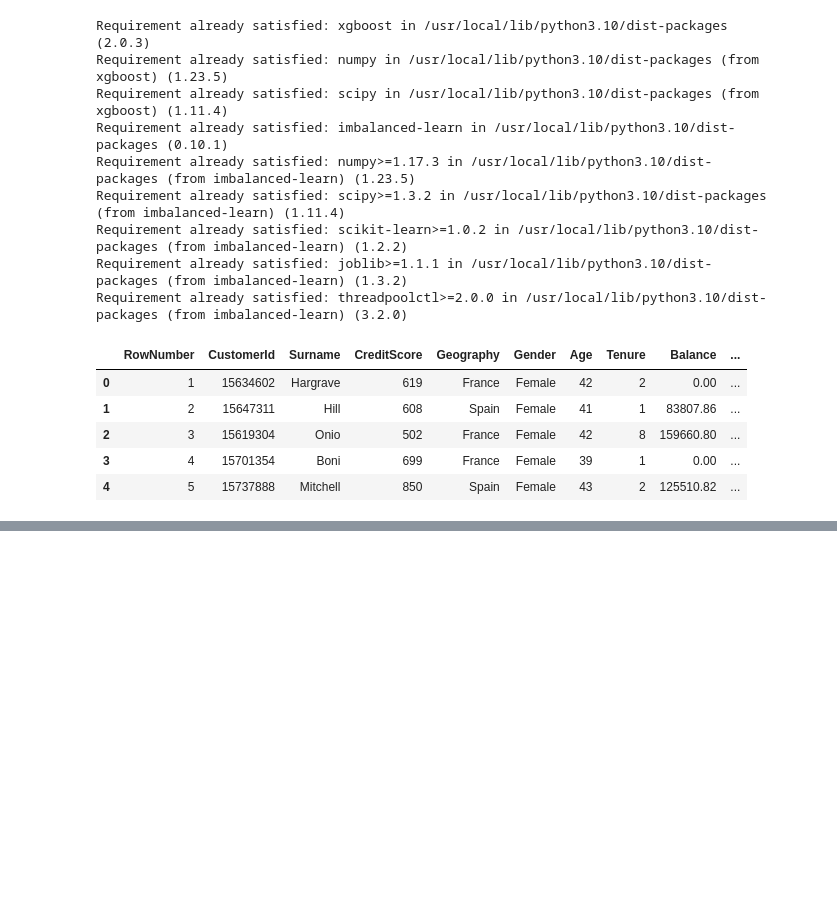
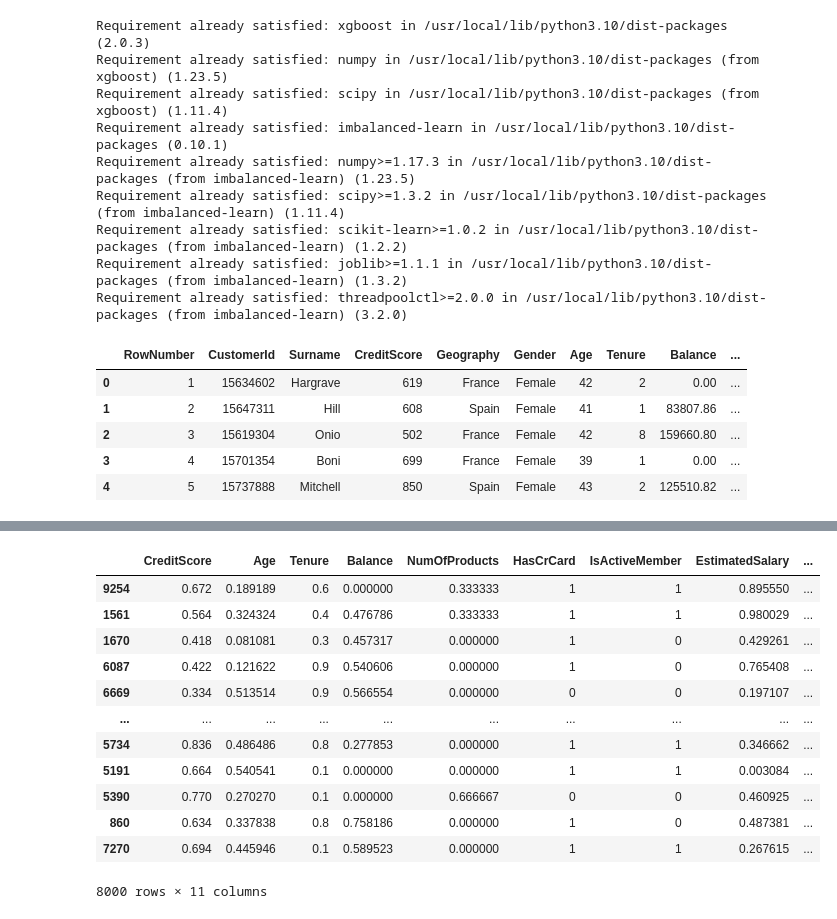
Before and after one commit to dangtrantrung/Imbalance-Data-, a Jupyter notebook: Imbalance_Data.ipynb, the cells around one changed output, grey strips where cells are left out. Saved outputs shown, nothing was run; the diff lists cells and outputs as text; code cells hidden in the pictures; blank space fills up the shorter version.

```diff
--- a/Imbalance_Data.ipynb
+++ b/Imbalance_Data.ipynb
@@ -35,0 +42,33 @@ customer_data.head()
+# %%
+
+dataset=customer_data.drop(['RowNumber','Surname','CustomerId'],axis=1)
+# %%
+# PreProcess Data
+# Categorical -> One Hot Columns
+dataset_dummy = pd.get_dummies(dataset,drop_first=True)
+X = dataset_dummy.drop(["Exited"],axis=1)
+y = dataset_dummy['Exited']
+X_train, X_test, y_train, y_test = train_test_split(X, y , test_size = 0.2, random_state=42)
+scaler = MinMaxScaler() # Normalize to 0-1
+scaler.fit(X_train[['CreditScore','Age','Tenure','Balance','NumOfProducts','EstimatedSalary']])
+X_train[['CreditScore','Age','Tenure','Balance','NumOfProducts','EstimatedSalary']]= scaler.transform(X_train[['CreditScore','Age','Tenure','Balance','NumOfProducts','EstimatedSalary']])
+X_test[['CreditScore','Age','Tenure','Balance','NumOfProducts','EstimatedSalary']] = scaler.transform(X_test[['CreditScore','Age','Tenure','Balance','NumOfProducts','EstimatedSalary']])
+#Performance evaluation
+def print_scores(y_true, y_pred):
+  print(classification_report(y_true, y_pred))
+# %%
+X_train
+# %% [output]
+|  | CreditScore | Age | Tenure | Balance | NumOfProducts | HasCrCard | IsActiveMember | EstimatedSalary | ... |
+| 9254 | 0.672 | 0.189189 | 0.6 | 0.000000 | 0.333333 | 1 | 1 | 0.895550 | ... |
+| 1561 | 0.564 | 0.324324 | 0.4 | 0.476786 | 0.333333 | 1 | 1 | 0.980029 | ... |
+| 1670 | 0.418 | 0.081081 | 0.3 | 0.457317 | 0.000000 | 1 | 0 | 0.429261 | ... |
+| 6087 | 0.422 | 0.121622 | 0.9 | 0.540606 | 0.000000 | 1 | 0 | 0.765408 | ... |
+| 6669 | 0.334 | 0.513514 | 0.9 | 0.566554 | 0.000000 | 0 | 0 | 0.197107 | ... |
+| ... | ... | ... | ... | ... | ... | ... | ... | ... | ... |
+| 5734 | 0.836 | 0.486486 | 0.8 | 0.277853 | 0.000000 | 1 | 1 | 0.346662 | ... |
+| 5191 | 0.664 | 0.540541 | 0.1 | 0.000000 | 0.000000 | 1 | 1 | 0.003084 | ... |
+| 5390 | 0.770 | 0.270270 | 0.1 | 0.000000 | 0.666667 | 0 | 0 | 0.460925 | ... |
+| 860 | 0.634 | 0.337838 | 0.8 | 0.758186 | 0.000000 | 1 | 0 | 0.487381 | ... |
+| 7270 | 0.694 | 0.445946 | 0.1 | 0.589523 | 0.000000 | 1 | 1 | 0.267615 | ... |
+8000 rows × 11 columns
```
Also changed, not shown: parts of 2 cells of this notebook.
